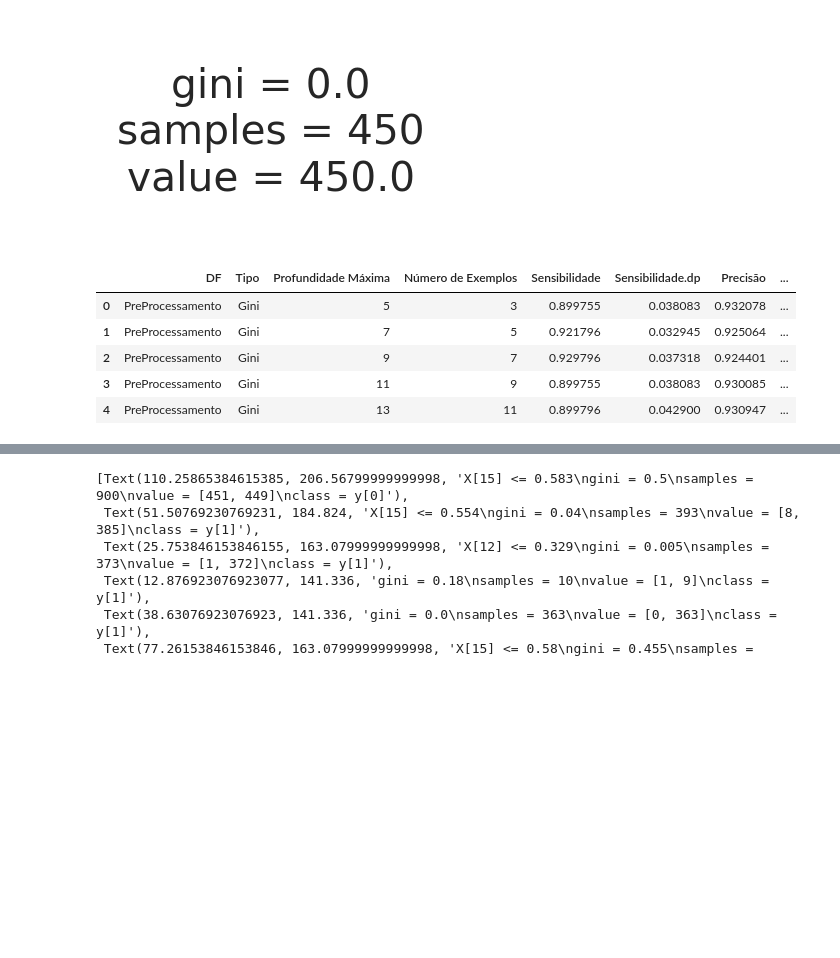
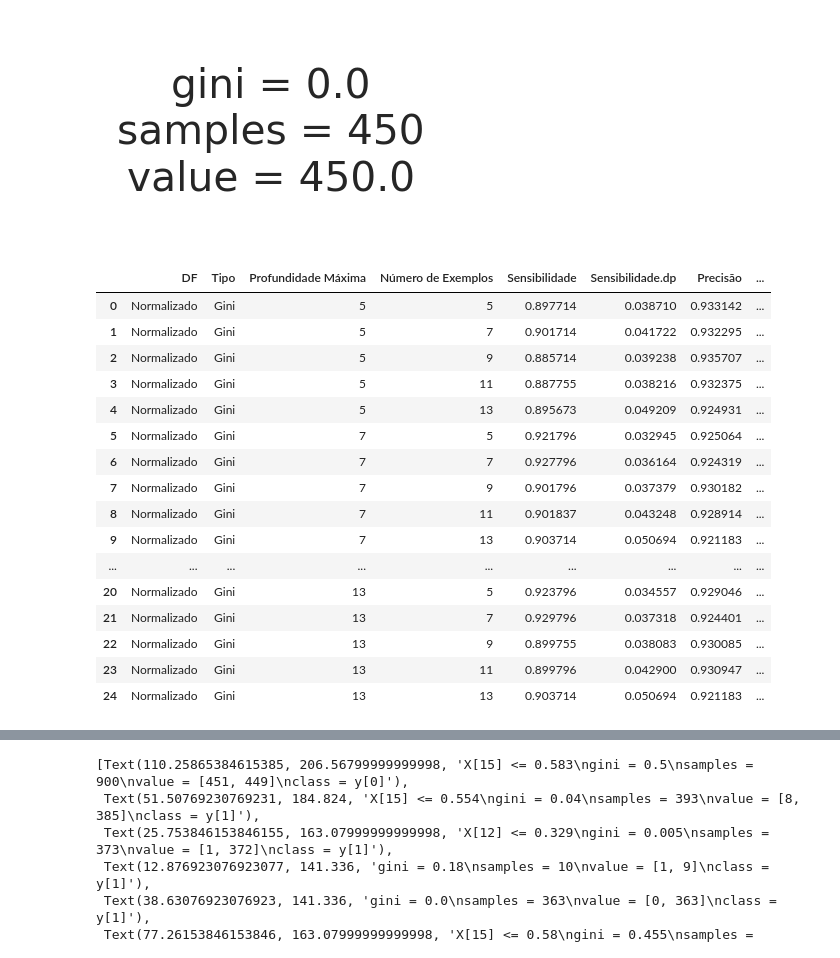
Before and after one commit to pedrorault/InteligenciaArtificial, a Jupyter notebook: EP/MetodoMetrica.ipynb, the cells around one changed output, grey strips where cells are left out. Cells and saved outputs as stored; diff of their text form; code cells hidden in the pictures; blank space fills up the shorter version.

```diff
--- a/EP/MetodoMetrica.ipynb
+++ b/EP/MetodoMetrica.ipynb
@@ -13,7 +13,7 @@ from sklearn.model_selection import train_test_split
 cols = og_df_pre.columns.tolist()
 classe = cols.pop(2)
 
-num_amostra = 500
+num_amostra = og_df_pre.shape[0]//2
 df_pre = og_df_pre.sample(num_amostra, random_state=42)
 df_norm = og_df_norm.sample(2*num_amostra, random_state=42)
 
@@ -207,7 +220,7 @@ plt.show()
 # %%
 from sklearn.neural_network import MLPClassifier
 results_mlp_pre = []
-for i in range(2, 15, 3):
+for i in range(2, 25, 3):
     clf_mlp = MLPClassifier(solver='adam', alpha=1e-5,
                         hidden_layer_sizes=i, random_state=1, max_iter=1000)
     mlp = cross_validate(clf_mlp, X_pre, y_pre,
@@ -243,7 +259,7 @@ df_mlp_pre
 # %%
 from sklearn.neural_network import MLPClassifier
 results_mlp_norm = []
-for i in range(2, 15, 3):
+for i in range(2, 25, 3):
     clf_mlp = MLPClassifier(solver='adam', alpha=1e-5,
                         hidden_layer_sizes=i, random_state=1, max_iter=1000)
     mlp = cross_validate(clf_mlp, X_norm, y_norm,
@@ -308,10 +347,12 @@ for i in range(5,15,2):
                     scoring=('recall', 'precision', 'balanced_accuracy','f1'),
                     cv= 10, n_jobs=-1, return_estimator= True)
     results_tree_gini_pre.append(cv_res)
-    cv_res = cross_validate(dec_tree,X_norm,y_norm,
-                    scoring=('recall', 'precision', 'accuracy','f1'),
-                    cv= 10, n_jobs=-1, return_estimator= True)
-    results_tree_gini_norm.append(cv_res)
+    for j in range(5,15,2):
+        dec_tree = DecisionTreeClassifier(criterion="gini", max_depth=i, min_samples_leaf=j, random_state=42)
+        cv_res = cross_validate(dec_tree,X_norm,y_norm,
+                        scoring=('recall', 'precision', 'accuracy','f1'),
+                        cv= 10, n_jobs=-1, return_estimator= True)
+        results_tree_gini_norm.append(cv_res)
 # %%
 df_tree_gini_pre = pd.DataFrame(columns=["DF","Tipo","Profundidade Máxima","Número de Exemplos","Sensibilidade","Sensibilidade.dp","Precisão","Precisão.dp","F1","F1.dp","Acurácia","Acurácia.dp"])
 for i,r in enumerate(results_tree_gini_pre):
@@ -350,27 +391,38 @@ plot_tree(melhor_arvore[2], class_names=True)
 # %%
 df_tree_gini_norm = pd.DataFrame(columns=["DF","Tipo","Profundidade Máxima","Número de Exemplos","Sensibilidade","Sensibilidade.dp","Precisão","Precisão.dp","F1","F1.dp","Acurácia","Acurácia.dp"])
 for i,r in enumerate(results_tree_gini_norm):
         est = r["estimator"][0]
         obj = {
-            "DF": "PreProcessamento",
+            "DF": "Normalizado",
             "Tipo":"Gini",
             "Profundidade Máxima": est.max_depth,
             "Número de Exemplos": est.min_samples_leaf,
             "Sensibilidade":r['test_recall'].mean(),
             "Sensibilidade.dp":r['test_recall'].std(),
             "Precisão":r['test_precision'].mean(),
             "Precisão.dp":r['test_precision'].std(),
             "F1":r['test_f1'].mean(),
             "F1.dp":r['test_f1'].std(),
             "Acurácia":r['test_accuracy'].mean(),
             "Acurácia.dp":r['test_accuracy'].std()
         }
         df_tree_gini_norm.loc[i] = obj
 df_tree_gini_norm
 # %% [output]
 |  | DF | Tipo | Profundidade Máxima | Número de Exemplos | Sensibilidade | Sensibilidade.dp | Precisão | ... |
-| 0 | PreProcessamento | Gini | 5 | 3 | 0.899755 | 0.038083 | 0.932078 | ... |
-| 1 | PreProcessamento | Gini | 7 | 5 | 0.921796 | 0.032945 | 0.925064 | ... |
-| 2 | PreProcessamento | Gini | 9 | 7 | 0.929796 | 0.037318 | 0.924401 | ... |
-| 3 | PreProcessamento | Gini | 11 | 9 | 0.899755 | 0.038083 | 0.930085 | ... |
-| 4 | PreProcessamento | Gini | 13 | 11 | 0.899796 | 0.042900 | 0.930947 | ... |
+| 0 | Normalizado | Gini | 5 | 5 | 0.897714 | 0.038710 | 0.933142 | ... |
+| 1 | Normalizado | Gini | 5 | 7 | 0.901714 | 0.041722 | 0.932295 | ... |
+| 2 | Normalizado | Gini | 5 | 9 | 0.885714 | 0.039238 | 0.935707 | ... |
+| 3 | Normalizado | Gini | 5 | 11 | 0.887755 | 0.038216 | 0.932375 | ... |
+| 4 | Normalizado | Gini | 5 | 13 | 0.895673 | 0.049209 | 0.924931 | ... |
+| 5 | Normalizado | Gini | 7 | 5 | 0.921796 | 0.032945 | 0.925064 | ... |
+| 6 | Normalizado | Gini | 7 | 7 | 0.927796 | 0.036164 | 0.924319 | ... |
+| 7 | Normalizado | Gini | 7 | 9 | 0.901796 | 0.037379 | 0.930182 | ... |
+| 8 | Normalizado | Gini | 7 | 11 | 0.901837 | 0.043248 | 0.928914 | ... |
+| 9 | Normalizado | Gini | 7 | 13 | 0.903714 | 0.050694 | 0.921183 | ... |
+| ... | ... | ... | ... | ... | ... | ... | ... | ... |
+| 20 | Normalizado | Gini | 13 | 5 | 0.923796 | 0.034557 | 0.929046 | ... |
+| 21 | Normalizado | Gini | 13 | 7 | 0.929796 | 0.037318 | 0.924401 | ... |
+| 22 | Normalizado | Gini | 13 | 9 | 0.899755 | 0.038083 | 0.930085 | ... |
+| 23 | Normalizado | Gini | 13 | 11 | 0.899796 | 0.042900 | 0.930947 | ... |
+| 24 | Normalizado | Gini | 13 | 13 | 0.903714 | 0.050694 | 0.921183 | ... |
```
Also changed, not shown: parts of 17 cells of this notebook.
